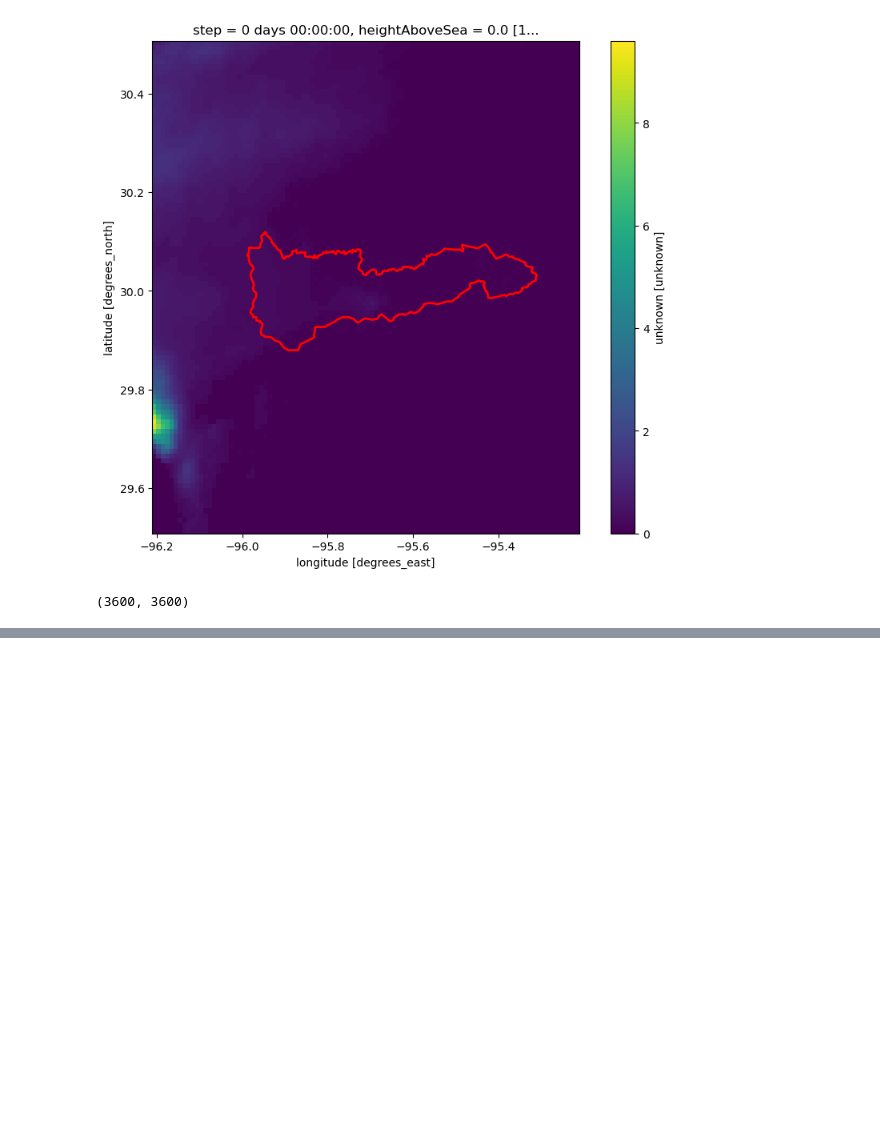
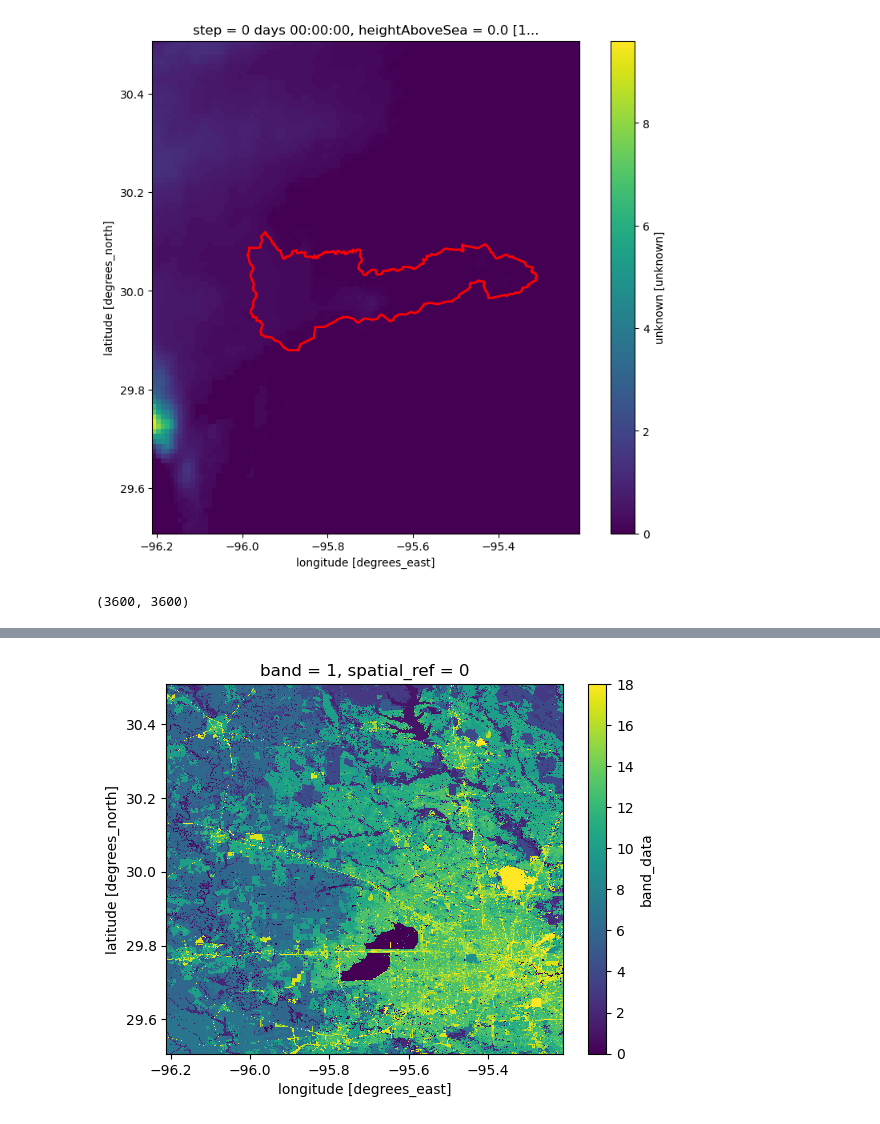
Before and after one commit to cmh17/smap_hb, a Jupyter notebook: scripts/data_check.ipynb, the cells around one changed output, grey strips where cells are left out. Cells and saved outputs as stored; diff of their text form; code cells hidden in the pictures; blank space fills up the shorter version.

```diff
--- a/scripts/data_check.ipynb
+++ b/scripts/data_check.ipynb
@@ -539,0 +570,12 @@ NameError: name 'plt' is not defined
+# %%
+# Reproject clipped ICLUS data
+iclus_reprojected = iclus_clipped.rio.reproject_match(smap_raster)
+
+# Important preprocessing steps
+# Ensure CRS exists and is WGS84
+
+# Ensure that NaNs are set as -9999
+iclus_clipped = iclus_clipped.fillna(-9999)
+iclus_reprojected = iclus_reprojected.fillna(-9999)
+
+print(iclus_reprojected)
@@ -539,0 +600,5 @@ NameError: name 'plt' is not defined
+# %%
+iclus_reprojected.isel(band=0).plot.imshow()
+iclus_reprojected.to_netcdf(f"{workspace}/data/iclus/iclus_2020_SSP2_RCP45_reprojected.nc")
+# %% [output]
+[figure, added]
```
Also changed, not shown: parts of 9 cells of this notebook, 6 other files.
